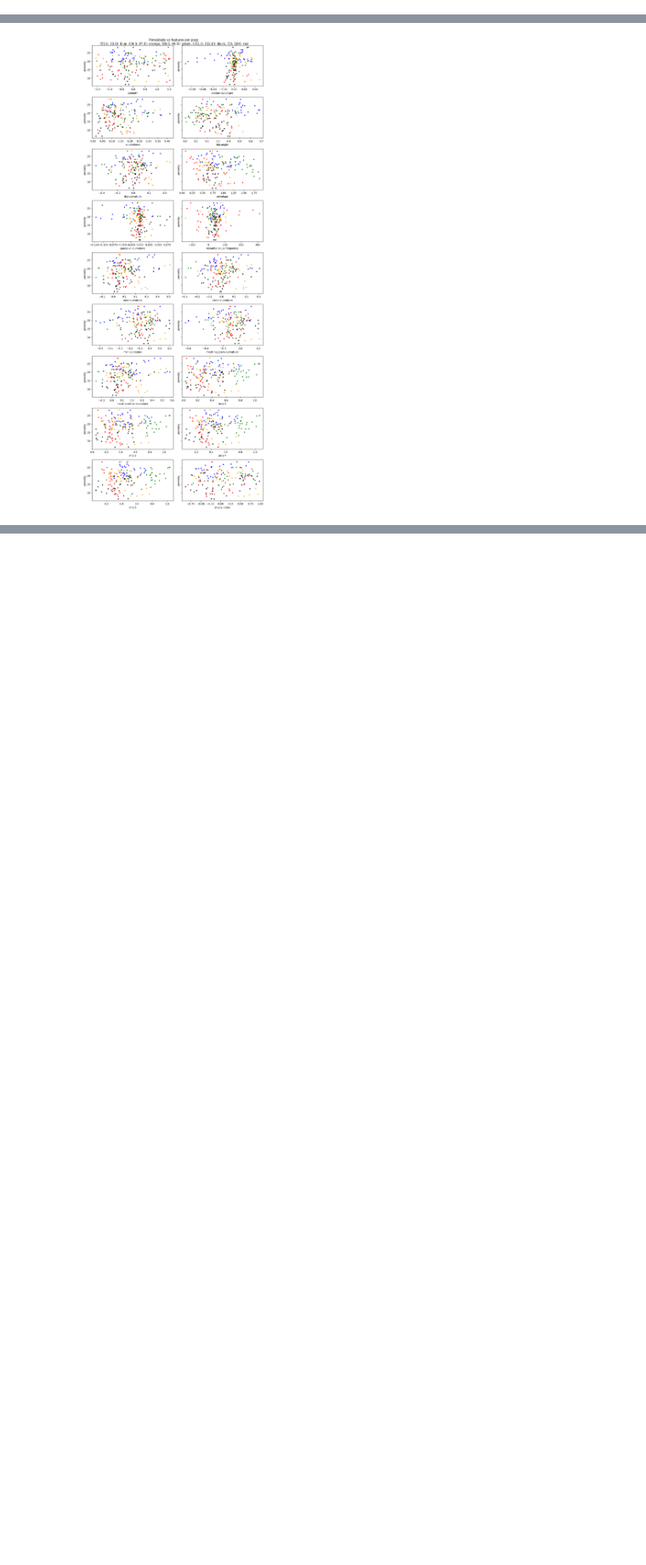
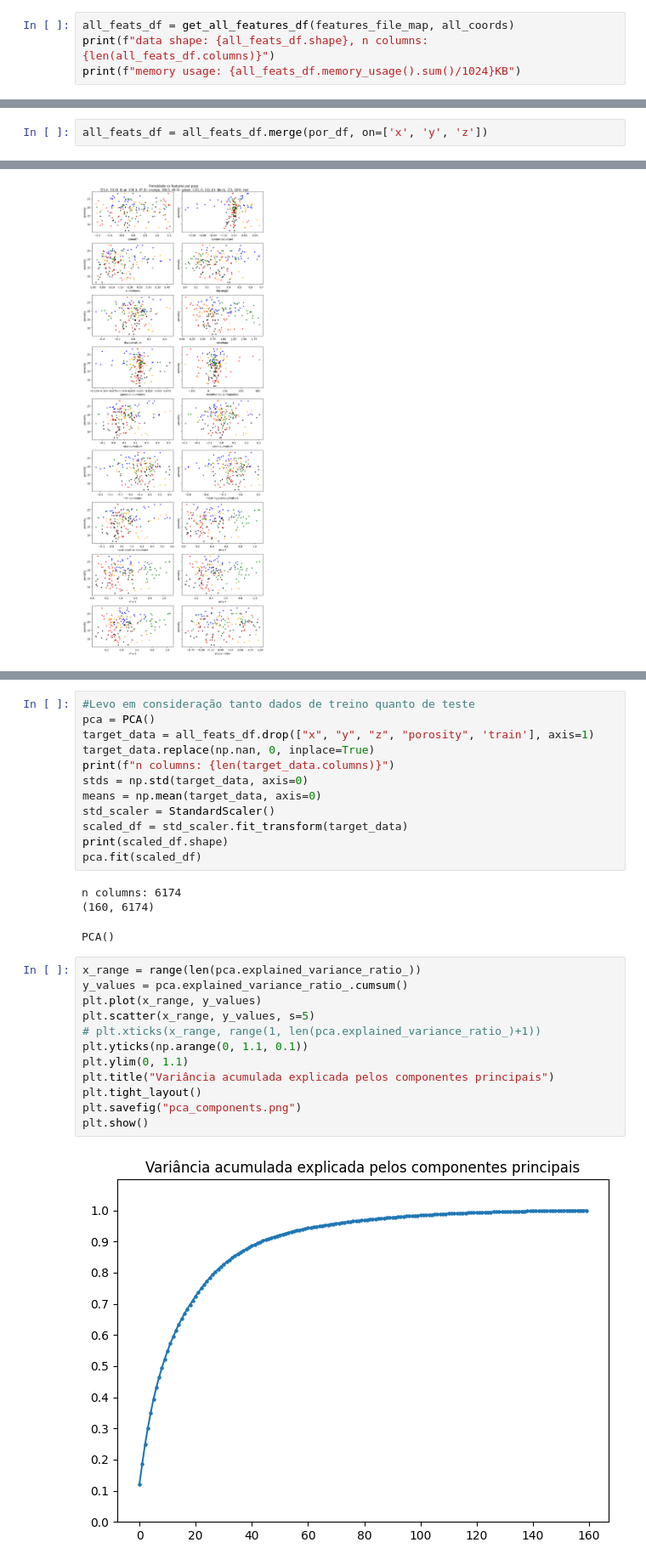
Before and after one commit to georgeteodoro/petroiageo, a Jupyter notebook: src/exploration/notebooks/Viz/ANP/Area_Teste_1/Feats-viz-area-teste-1.ipynb, the cells around one changed output, grey strips where cells are left out. Shown at 85% size. Drawn from its saved outputs; the diff is of its cells as text; blank space fills up the shorter version.

```diff
--- a/src/exploration/notebooks/Viz/ANP/Area_Teste_1/Feats-viz-area-teste-1.ipynb
+++ b/src/exploration/notebooks/Viz/ANP/Area_Teste_1/Feats-viz-area-teste-1.ipynb
@@ -91,0 +147,4 @@ read_feature("azimuth", features_file_map).head()
+# %%
+all_feats_df = get_all_features_df(features_file_map, all_coords)
+print(f"data shape: {all_feats_df.shape}, n columns: {len(all_feats_df.columns)}")
+print(f"memory usage: {all_feats_df.memory_usage().sum()/1024}KB")
@@ -91,0 +169,2 @@ read_feature("azimuth", features_file_map).head()
+# %%
+all_feats_df = all_feats_df.merge(por_df, on=['x', 'y', 'z'])
@@ -371,0 +462,30 @@ plt.show()
+# %%
+#Levo em consideração tanto dados de treino quanto de teste
+pca = PCA()
+target_data = all_feats_df.drop(["x", "y", "z", "porosity", 'train'], axis=1)
+target_data.replace(np.nan, 0, inplace=True)
+print(f"n columns: {len(target_data.columns)}")
+stds = np.std(target_data, axis=0)
+means = np.mean(target_data, axis=0)
+std_scaler = StandardScaler()
+scaled_df = std_scaler.fit_transform(target_data)
+print(scaled_df.shape)
+pca.fit(scaled_df)
+# %% [output]
+n columns: 6174
+(160, 6174)
+PCA()
+# %%
+x_range = range(len(pca.explained_variance_ratio_))
+y_values = pca.explained_variance_ratio_.cumsum()
+plt.plot(x_range, y_values)
+plt.scatter(x_range, y_values, s=5)
+# plt.xticks(x_range, range(1, len(pca.explained_variance_ratio_)+1))
+plt.yticks(np.arange(0, 1.1, 0.1))
+plt.ylim(0, 1.1)
+plt.title("Variância acumulada explicada pelos componentes principais")
+plt.tight_layout()
+plt.savefig("pca_components.png")
+plt.show()
+# %% [output]
+[figure, added]
```
Also changed, not shown: parts of 15 cells of this notebook, 5 other files.
